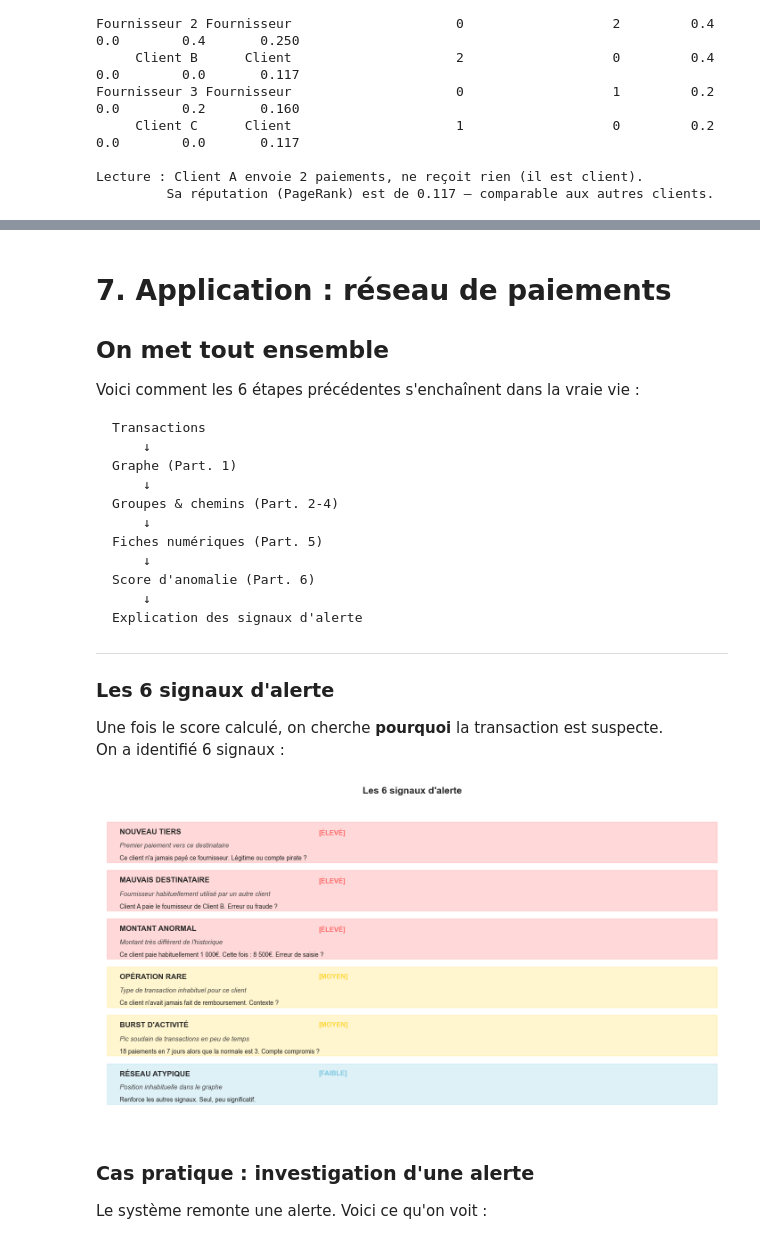
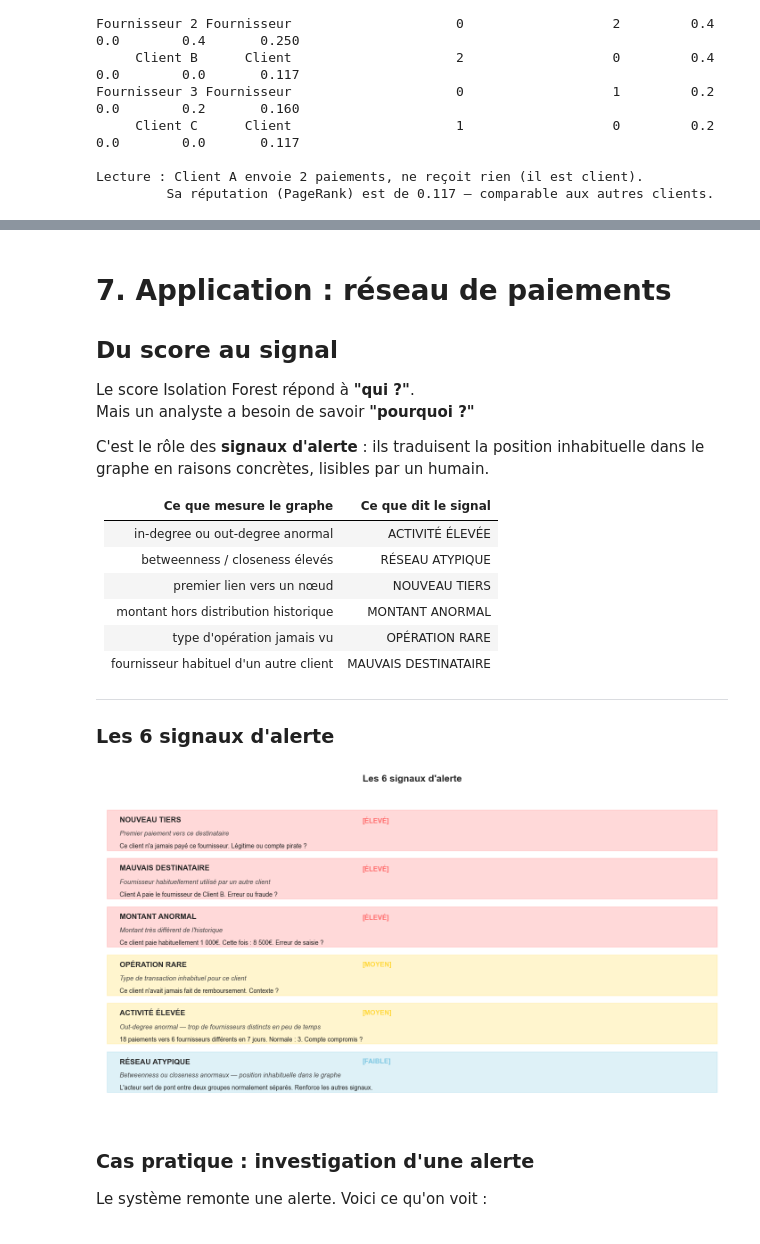
Before and after one commit to levmanuel/Graph, a Jupyter notebook: introduction_graphes.ipynb, the cells around one changed output, grey strips where cells are left out. Cells and saved outputs as stored; diff of their text form; code cells hidden in the pictures.

````diff
--- a/introduction_graphes.ipynb
+++ b/introduction_graphes.ipynb
@@ -861,30 +972,25 @@ Toute transaction au-dessus déclenche une revue manuelle.
 # %% [markdown]
 # <a name="partie-7"></a> 7. Application : réseau de paiements
 
-## On met tout ensemble
+## Du score au signal
 
-Voici comment les 6 étapes précédentes s'enchaînent dans la vraie vie :
+Le score Isolation Forest répond à **"qui ?"**.
+Mais un analyste a besoin de savoir **"pourquoi ?"**
 
-```
-Transactions
-    ↓
-Graphe (Part. 1)
-    ↓
-Groupes & chemins (Part. 2-4)
-    ↓
-Fiches numériques (Part. 5)
-    ↓
-Score d'anomalie (Part. 6)
-    ↓
-Explication des signaux d'alerte
-```
+C'est le rôle des **signaux d'alerte** : ils traduisent la position inhabituelle dans le graphe en raisons concrètes, lisibles par un humain.
+
+| Ce que mesure le graphe | Ce que dit le signal |
+|---|---|
+| in-degree ou out-degree anormal | ACTIVITÉ ÉLEVÉE |
+| betweenness / closeness élevés | RÉSEAU ATYPIQUE |
+| premier lien vers un nœud | NOUVEAU TIERS |
+| montant hors distribution historique | MONTANT ANORMAL |
+| type d'opération jamais vu | OPÉRATION RARE |
+| fournisseur habituel d'un autre client | MAUVAIS DESTINATAIRE |
 
 ---
 
 ### Les 6 signaux d'alerte
-
-Une fois le score calculé, on cherche **pourquoi** la transaction est suspecte.
-On a identifié 6 signaux :
 # %%
 signaux = [
     ('NOUVEAU TIERS',        'ÉLEVÉ',  'Premier paiement vers ce destinataire',
@@ -893,39 +999,39 @@ signaux = [
      'Client A paie le fournisseur de Client B. Erreur ou fraude ?'),
     ('MONTANT ANORMAL',      'ÉLEVÉ',  'Montant très différent de l\'historique',
      'Ce client paie habituellement 1 000€. Cette fois : 8 500€. Erreur de saisie ?'),
     ('OPÉRATION RARE',       'MOYEN',  'Type de transaction inhabituel pour ce client',
      'Ce client n\'avait jamais fait de remboursement. Contexte ?'),
-    ('BURST D\'ACTIVITÉ',    'MOYEN',  'Pic soudain de transactions en peu de temps',
-     '18 paiements en 7 jours alors que la normale est 3. Compte compromis ?'),
-    ('RÉSEAU ATYPIQUE',      'FAIBLE', 'Position inhabituelle dans le graphe',
-     'Renforce les autres signaux. Seul, peu significatif.'),
+    ('ACTIVITÉ ÉLEVÉE',      'MOYEN',  'Out-degree anormal — trop de fournisseurs distincts en peu de temps',
+     '18 paiements vers 6 fournisseurs différents en 7 jours. Normale : 3. Compte compromis ?'),
+    ('RÉSEAU ATYPIQUE',      'FAIBLE', 'Betweenness ou closeness anormaux — position inhabituelle dans le graphe',
+     'L\'acteur sert de pont entre deux groupes normalement séparés. Renforce les autres signaux.'),
 ]
 
 couleurs_niveaux = {'ÉLEVÉ': '#FF6B6B', 'MOYEN': '#FFD93D', 'FAIBLE': '#7EC8E3'}
 
 fig, ax = plt.subplots(figsize=(13, 7))
 ax.axis('off')
 
 y = 0.95
 for signal, niveau, desc_courte, explication in signaux:
     couleur = couleurs_niveaux[niveau]
     ax.add_patch(plt.Rectangle((0.01, y-0.14), 0.98, 0.13, transform=ax.transAxes,
                                 color=couleur, alpha=0.25, zorder=0))
     ax.text(0.03, y-0.03, f"{signal}", transform=ax.transAxes,
             fontsize=11, fontweight='bold', va='top')
-    ax.text(0.35, y-0.03, f"[{niveau}]", transform=ax.transAxes,
+    ax.text(0.42, y-0.03, f"[{niveau}]", transform=ax.transAxes,
             fontsize=10, fontweight='bold', color=couleur, va='top')
     ax.text(0.03, y-0.075, desc_courte, transform=ax.transAxes,
             fontsize=9.5, va='top', style='italic', color='#444444')
     ax.text(0.03, y-0.115, explication, transform=ax.transAxes,
             fontsize=9, va='top', color='#222222')
     y -= 0.155
 
 ax.set_title("Les 6 signaux d'alerte", fontsize=14, fontweight='bold', pad=15)
 plt.tight_layout()
 plt.show()
 # %% [output]
-[figure, old version]
+[figure, new version]
 # %% [markdown]
 ### Cas pratique : investigation d'une alerte
 
````
Also changed, not shown: parts of 19 cells of this notebook, 3 other files.
